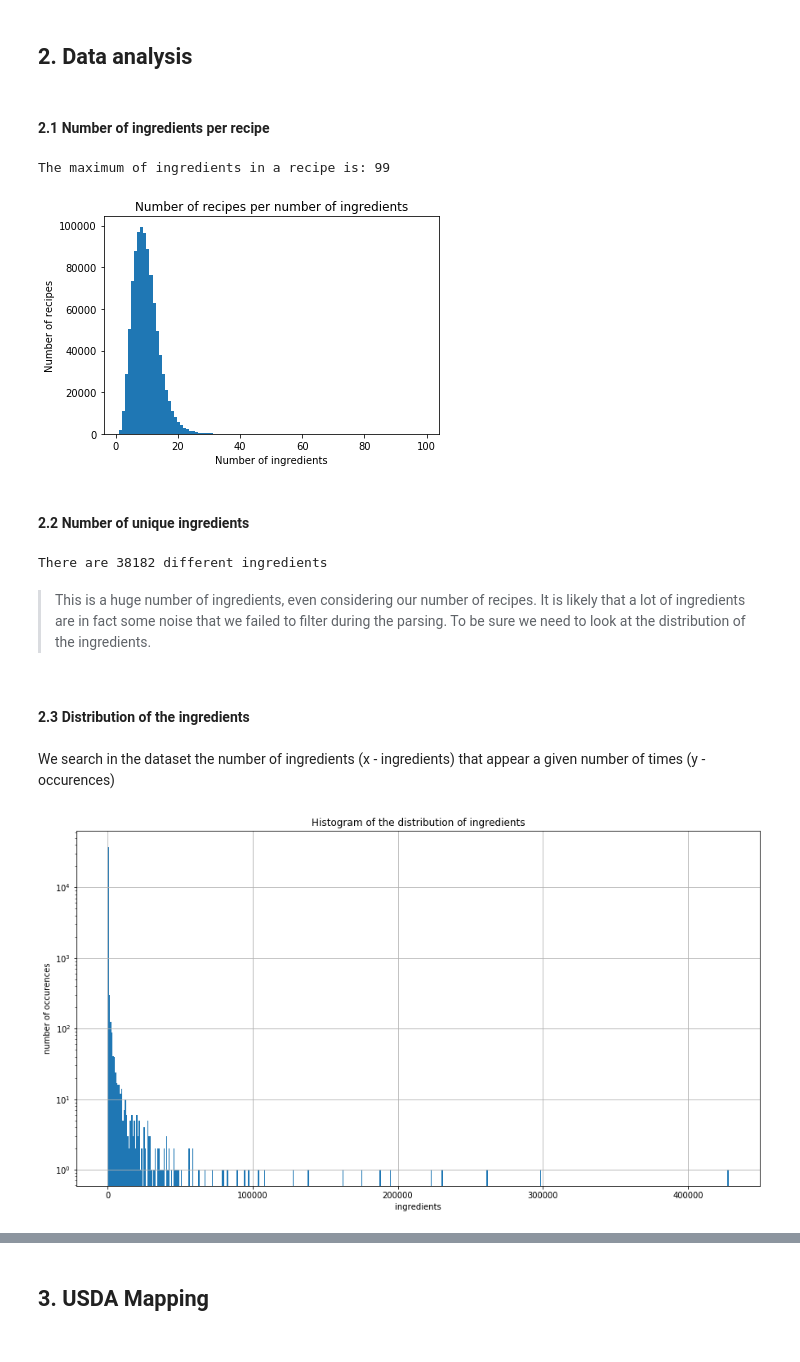
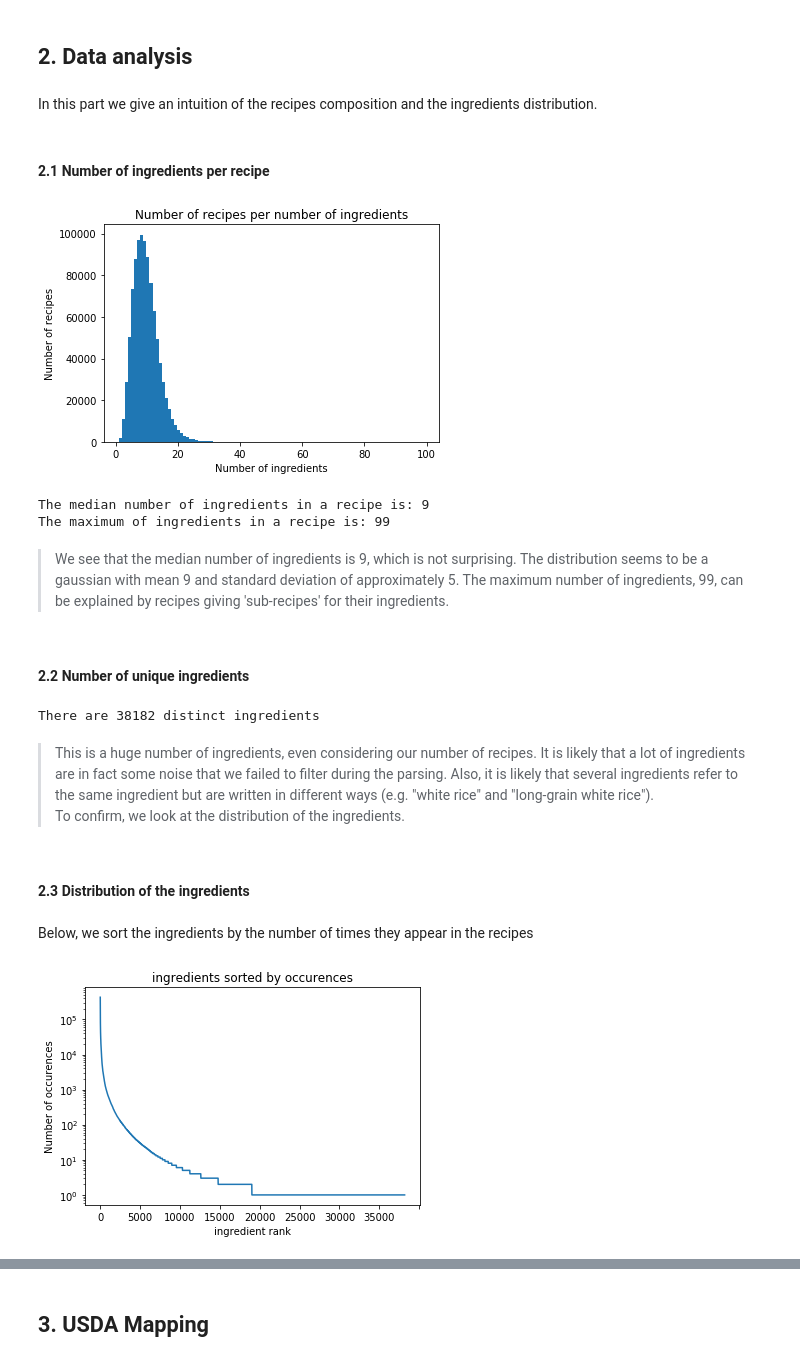
Before and after one commit to Lnelso/Project, a Jupyter notebook: notebooks/milestone_3.ipynb, the cells around one changed output, grey strips where cells are left out. Saved outputs shown, nothing was run; the diff lists cells and outputs as text; code cells hidden in the pictures.

```diff
--- a/notebooks/milestone_3.ipynb
+++ b/notebooks/milestone_3.ipynb
@@ -200,24 +229,34 @@ Number of recipe in the Kaggle dataset before cleaning: 869654
 # %% [markdown]
 ## 2. Data analysis
+# %% [markdown]
+In this part we give an intuition of the recipes composition and the ingredients distribution.
 # %%
 # We merge our three datasets into one
 all_recipes = kaggle + cookies_to_cooks + recipes_one_m
 # %% [markdown]
 #### 2.1 Number of ingredients per recipe
 # %%
+# Count of ingredients for each recipe
 counts = list(map(lambda r: len(r),all_recipes))
 
+# Sort the counts
 counts = sorted(counts, reverse=True)
-print('The maximum of ingredients in a recipe is: '+str(counts[0]))
 
+# Plot the distribution of counts
 plt.hist(counts, bins=100)
 plt.title('Number of recipes per number of ingredients')
 plt.xlabel('Number of ingredients')
 plt.ylabel('Number of recipes')
 plt.show()
+
+print_bold('The median number of ingredients in a recipe is '+str(counts[int(len(counts)/2)]))
+print_bold('The maximum of ingredients in a recipe is '+str(counts[0]))
 # %% [output]
+[figure]
+The median number of ingredients in a recipe is: 9
 The maximum of ingredients in a recipe is: 99
-[figure]
+# %% [markdown]
+> We see that the median number of ingredients is 9, which is not surprising. The distribution seems to be a gaussian with mean 9 and standard deviation of approximately 5. The maximum number of ingredients, 99, can be explained by recipes giving 'sub-recipes' for their ingredients.
 # %% [markdown]
 #### 2.2 Number of unique ingredients
 # %%
@@ -228,22 +267,25 @@ for r in all_recipes:
 
 df_recipe = pd.Series(all_ingr)
 
-print('There are ' + str(len(df_recipe.unique())) + ' different ingredients')
+print_bold('There are ' + str(len(df_recipe.unique())) + ' distinct ingredients')
 # %% [output]
-There are 38182 different ingredients
+There are 38182 distinct ingredients
 # %% [markdown]
-> This is a huge number of ingredients, even considering our number of recipes. It is likely that a lot of ingredients are in fact some noise that we failed to filter during the parsing. To be sure we need to look at the distribution of the ingredients.
+> This is a huge number of ingredients, even considering our number of recipes. It is likely that a lot of ingredients are in fact some noise that we failed to filter during the parsing. Also, it is likely that several ingredients refer to the same ingredient but are written in different ways (e.g. "white rice" and "long-grain white rice"). <br>
+To confirm, we look at the distribution of the ingredients.
 # %% [markdown]
 #### 2.3 Distribution of the ingredients
-# %% [markdown]
-We search in the dataset the number of ingredients (x - ingredients) that appear a given number of times (y - occurences)
+# %% [markdown]
+Below, we sort the ingredients by the number of times they appear in the recipes
 # %%
 count_table = df_recipe.value_counts().to_frame().rename({0:'count'}, axis = 1)
-ax = count_table['count'].hist(bins=500,figsize=(15, 8))
-ax.set_yscale('log')
-ax.set_title('Histogram of the distribution of ingredients')
-ax.set_ylabel('number of occurences')
-ax.set_xlabel('ingredients')
+
+# Log scale
+ax = count_table['count'].plot(logy=True)
+ax.set_xlabel('ingredient rank')
+ax.set_ylabel('Number of occurences')
+ax.set_title('ingredients sorted by occurences')
+ax.set_xticklabels([0] + [5000*i for i in range(8)])
 plt.show()
 # %% [output]
-[figure, old version]
+[figure, new version]
```
Also changed, not shown: parts of 21 cells of this notebook.
